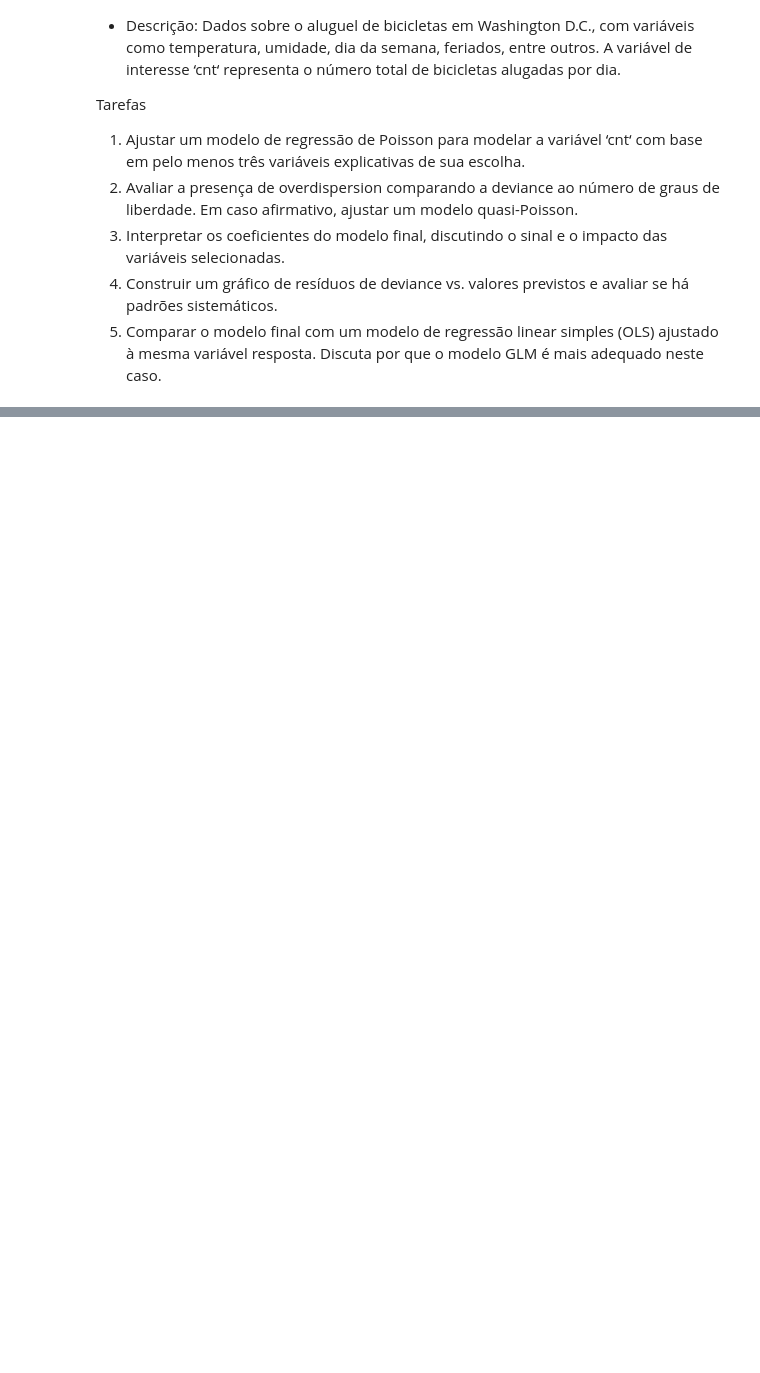
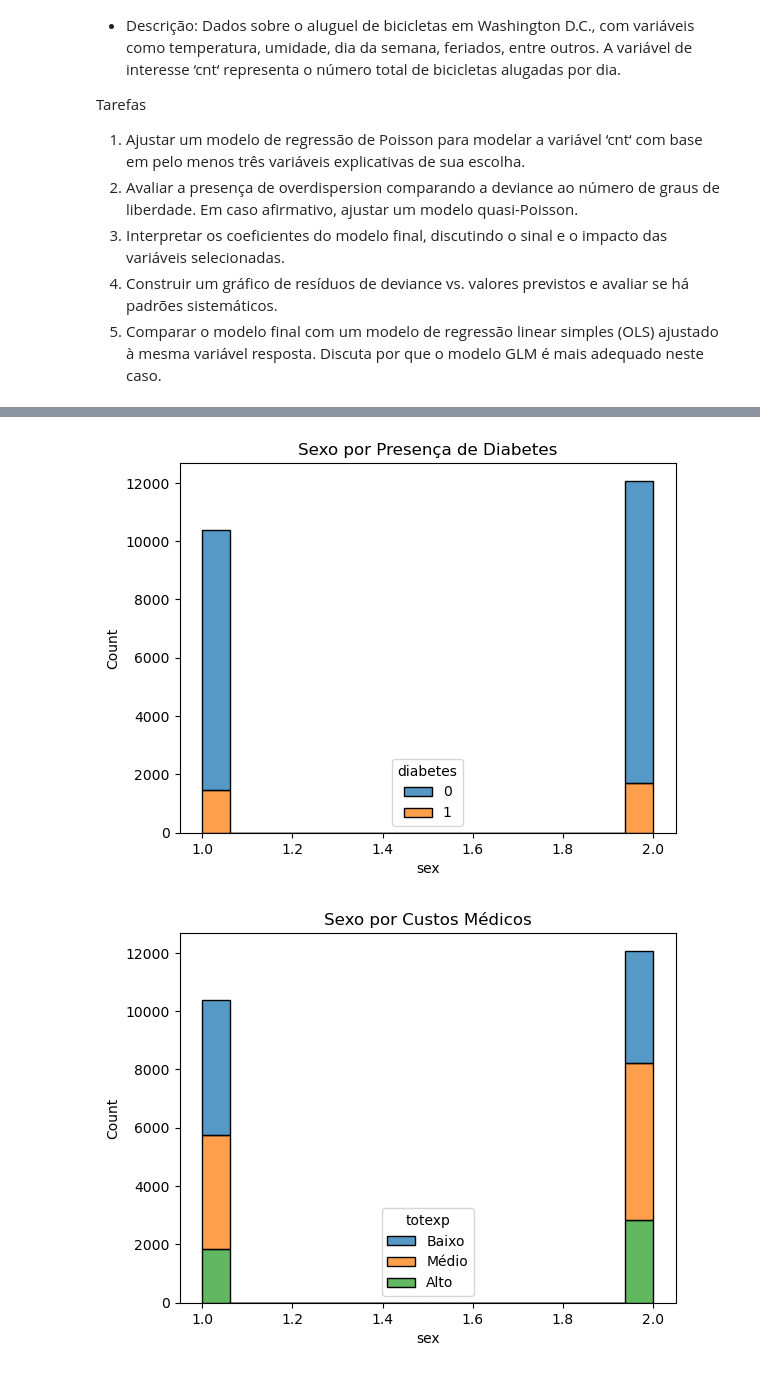
Before and after one commit to paraizovinicius/Inferencia_Estatistica, a Jupyter notebook: Trabalho_4/T4.ipynb, the cells around one changed output, grey strips where cells are left out. Cells and saved outputs as stored; diff of their text form; code cells hidden in the pictures; blank space fills up the shorter version.

```diff
--- a/Trabalho_4/T4.ipynb
+++ b/Trabalho_4/T4.ipynb
@@ -321,0 +749,19 @@ adequado neste caso.
+# %%
+import numpy as np
+import seaborn as sns
+import matplotlib.pyplot as plt
+
+# categorias únicas de age, sex, race, poverty, marital_status
+sns.histplot(data=df, x='sex', hue='diabetes', multiple='stack')
+plt.title('Sexo por Presença de Diabetes')
+plt.show()
+
+
+# Usando bins de gastos para usar para os gastos médicos
+totexp_bins = pd.cut(df['totexp'], bins=[-1, 1000, 10000, np.inf], labels=['Baixo', 'Médio', 'Alto'])
+sns.histplot(data=df, x='sex', hue=totexp_bins, multiple='stack')
+plt.title('Sexo por Custos Médicos')
+plt.show()
+# %% [output]
+[figure, added]
+[figure, added]
```
Also changed, not shown: parts of 67 cells of this notebook.
